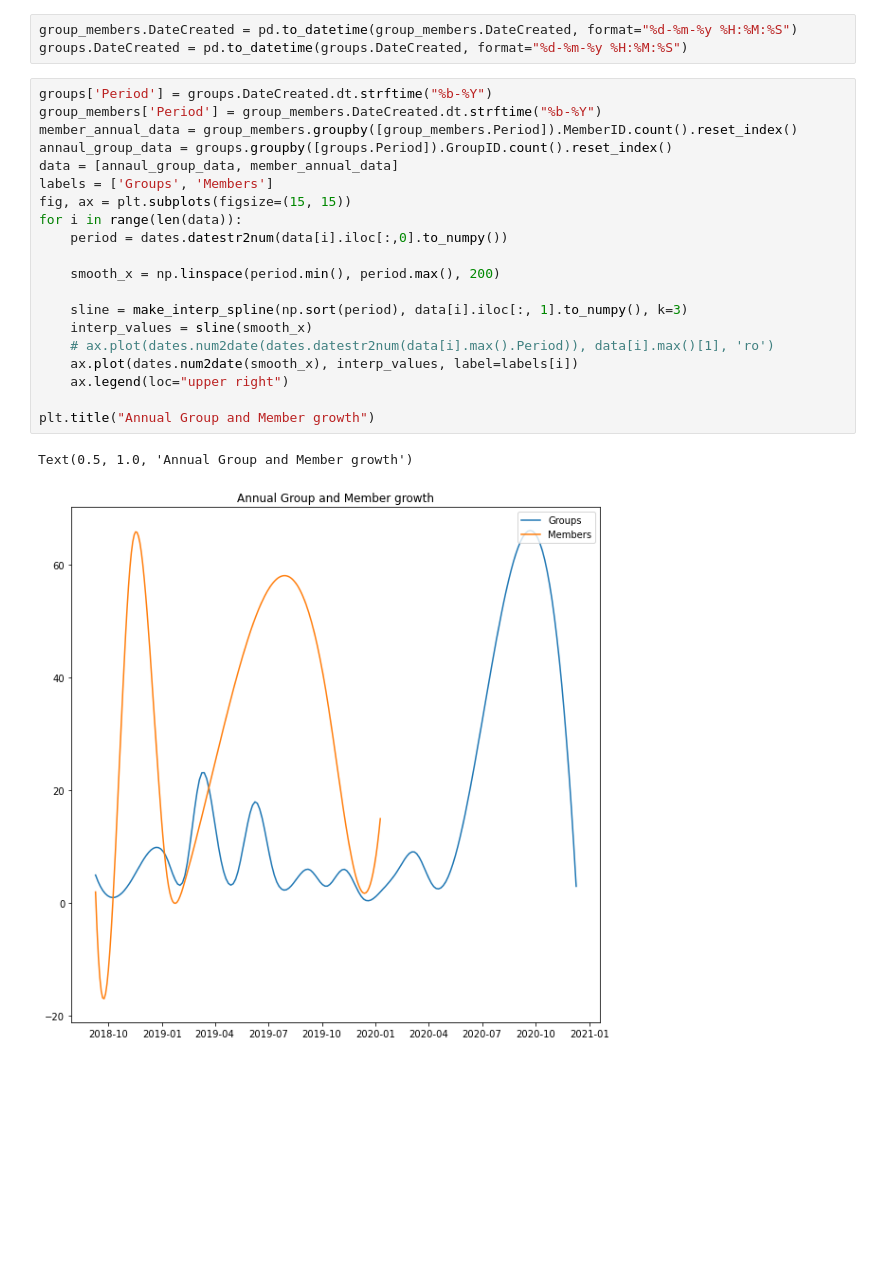
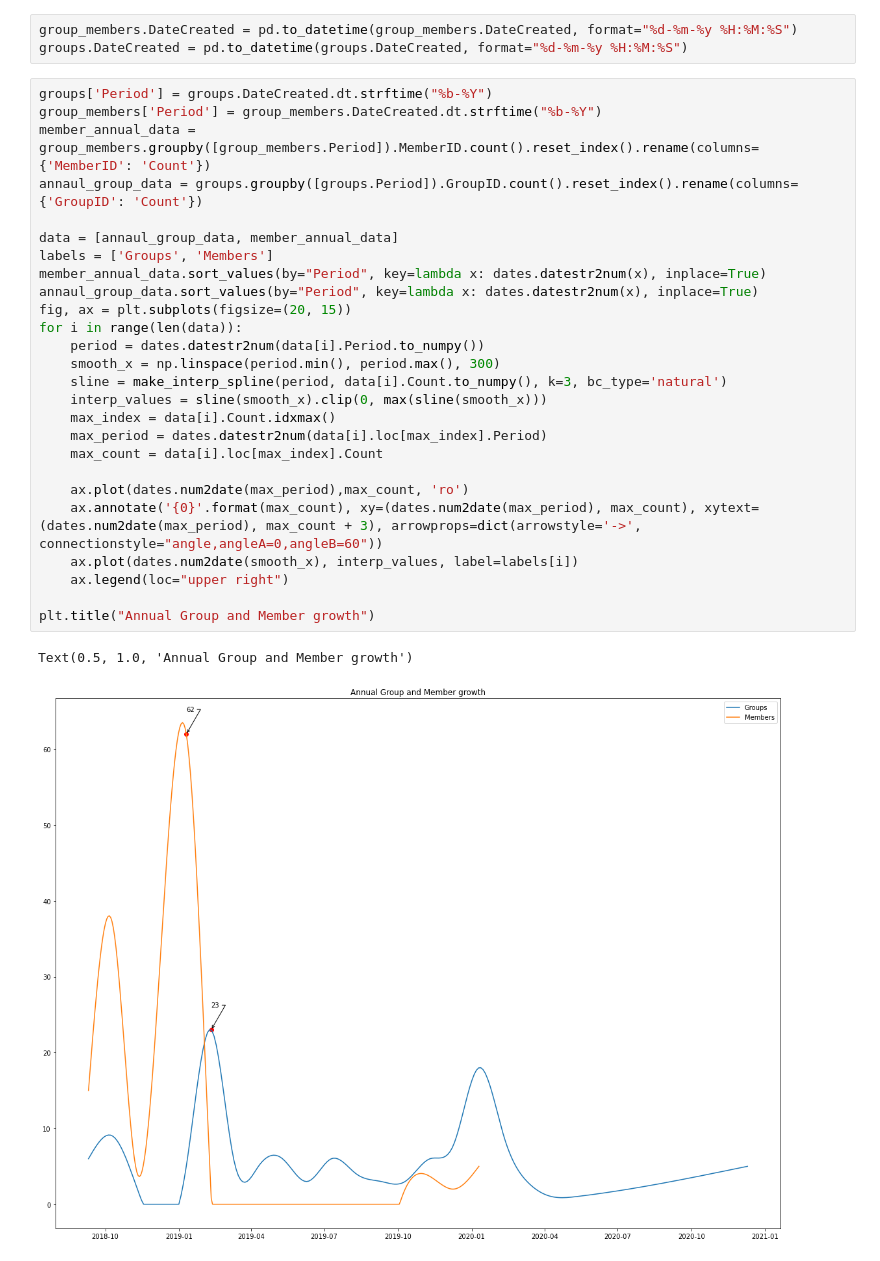
Before and after one commit to pike-msonda/adds_project, a Jupyter notebook: vsla.ipynb, the cells around one changed output. Drawn from its saved outputs; the diff is of its cells as text; blank space fills up the shorter version.

Commit message:
added max points to graphs

```diff
--- a/vsla.ipynb
+++ b/vsla.ipynb
@@ -182,23 +181,29 @@ groups.DateCreated = pd.to_datetime(groups.DateCreated, format="%d-%m-%y %H:%M:%
 # %%
 groups['Period'] = groups.DateCreated.dt.strftime("%b-%Y")
 group_members['Period'] = group_members.DateCreated.dt.strftime("%b-%Y")
-member_annual_data = group_members.groupby([group_members.Period]).MemberID.count().reset_index()
-annaul_group_data = groups.groupby([groups.Period]).GroupID.count().reset_index()
+member_annual_data = group_members.groupby([group_members.Period]).MemberID.count().reset_index().rename(columns={'MemberID': 'Count'})
+annaul_group_data = groups.groupby([groups.Period]).GroupID.count().reset_index().rename(columns={'GroupID': 'Count'})
+
 data = [annaul_group_data, member_annual_data]
 labels = ['Groups', 'Members']
-fig, ax = plt.subplots(figsize=(15, 15))
+member_annual_data.sort_values(by="Period", key=lambda x: dates.datestr2num(x), inplace=True)
+annaul_group_data.sort_values(by="Period", key=lambda x: dates.datestr2num(x), inplace=True)
+fig, ax = plt.subplots(figsize=(20, 15))
 for i in range(len(data)):
-    period = dates.datestr2num(data[i].iloc[:,0].to_numpy())
+    period = dates.datestr2num(data[i].Period.to_numpy())
+    smooth_x = np.linspace(period.min(), period.max(), 300)
+    sline = make_interp_spline(period, data[i].Count.to_numpy(), k=3, bc_type='natural')
+    interp_values = sline(smooth_x).clip(0, max(sline(smooth_x)))
+    max_index = data[i].Count.idxmax()
+    max_period = dates.datestr2num(data[i].loc[max_index].Period)
+    max_count = data[i].loc[max_index].Count
 
-    smooth_x = np.linspace(period.min(), period.max(), 200)
-
-    sline = make_interp_spline(np.sort(period), data[i].iloc[:, 1].to_numpy(), k=3)
-    interp_values = sline(smooth_x)
-    # ax.plot(dates.num2date(dates.datestr2num(data[i].max().Period)), data[i].max()[1], 'ro')
+    ax.plot(dates.num2date(max_period),max_count, 'ro')
+    ax.annotate('{0}'.format(max_count), xy=(dates.num2date(max_period), max_count), xytext=(dates.num2date(max_period), max_count + 3), arrowprops=dict(arrowstyle='->', connectionstyle="angle,angleA=0,angleB=60"))
     ax.plot(dates.num2date(smooth_x), interp_values, label=labels[i])
     ax.legend(loc="upper right")
 
 plt.title("Annual Group and Member growth")
 # %% [output]
 Text(0.5, 1.0, 'Annual Group and Member growth')
-[figure, old version]
+[figure, new version]
```
Also changed, not shown: parts of 6 cells of this notebook.
